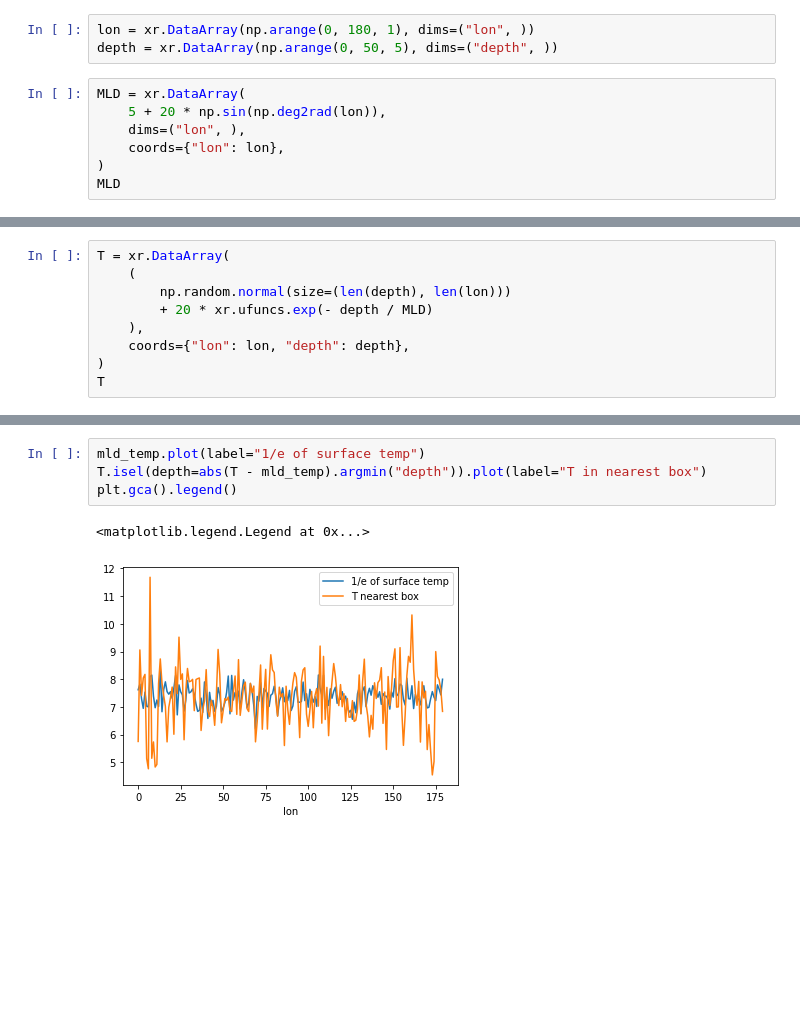
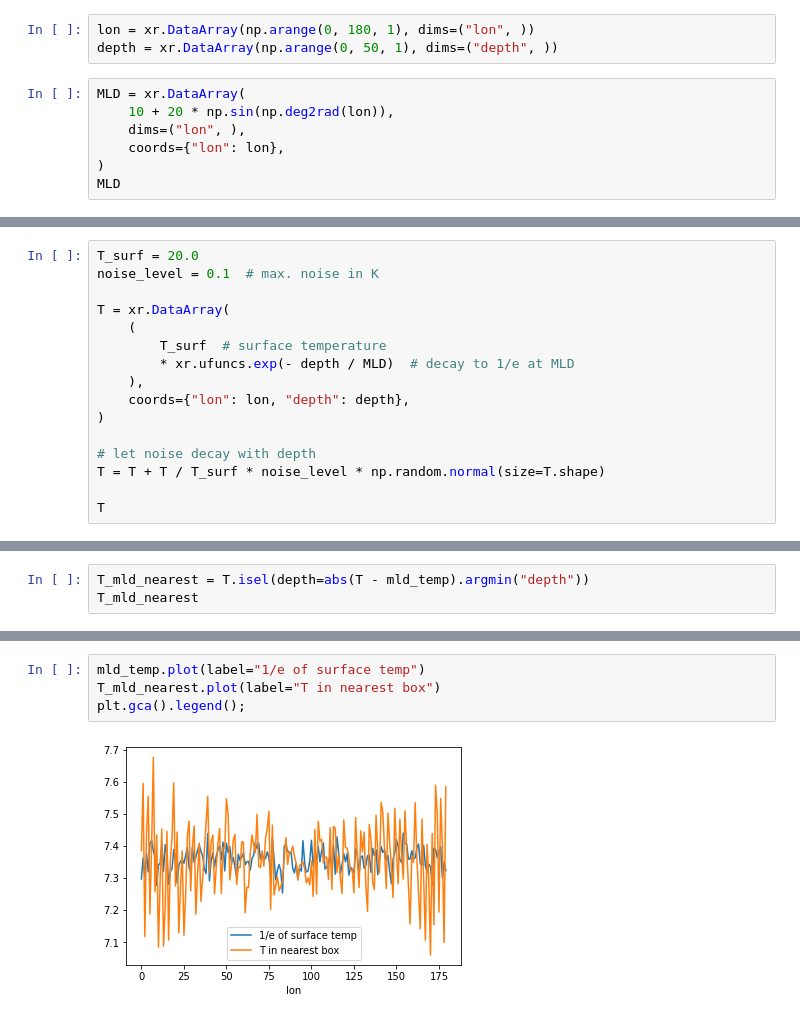
Before and after one commit to willirath/geomar-open-hacky-hour-2021-04, a Jupyter notebook: 2021-11-11/xarray_depth_of_T_at_given_value.ipynb, the cells around one changed output, grey strips where cells are left out. Cells and saved outputs as stored; diff of their text form; blank space fills up the shorter version.

```diff
--- a/2021-11-11/xarray_depth_of_T_at_given_value.ipynb
+++ b/2021-11-11/xarray_depth_of_T_at_given_value.ipynb
@@ -4,9 +10,9 @@ import numpy as np
 # %%
 lon = xr.DataArray(np.arange(0, 180, 1), dims=("lon", ))
-depth = xr.DataArray(np.arange(0, 50, 5), dims=("depth", ))
+depth = xr.DataArray(np.arange(0, 50, 1), dims=("depth", ))
 # %%
 MLD = xr.DataArray(
-    5 + 20 * np.sin(np.deg2rad(lon)),
+    10 + 20 * np.sin(np.deg2rad(lon)),
     dims=("lon", ),
     coords={"lon": lon},
 )
@@ -37,10 +43,17 @@ MLD.plot()
 # %%
+T_surf = 20.0
+noise_level = 0.1  # max. noise in K
+
 T = xr.DataArray(
     (
-        np.random.normal(size=(len(depth), len(lon)))
-        + 20 * xr.ufuncs.exp(- depth / MLD)
+        T_surf  # surface temperature
+        * xr.ufuncs.exp(- depth / MLD)  # decay to 1/e at MLD
     ),
     coords={"lon": lon, "depth": depth},
 )
+
+# let noise decay with depth
+T = T + T / T_surf * noise_level * np.random.normal(size=T.shape)
+
 T
 # %% [output]
@@ -91,0 +120,3 @@ from matplotlib import pyplot as plt
+# %%
+T_mld_nearest = T.isel(depth=abs(T - mld_temp).argmin("depth"))
+T_mld_nearest
@@ -92,7 +141,6 @@ from matplotlib import pyplot as plt
 # %%
 mld_temp.plot(label="1/e of surface temp")
-T.isel(depth=abs(T - mld_temp).argmin("depth")).plot(label="T in nearest box")
-plt.gca().legend()
+T_mld_nearest.plot(label="T in nearest box")
+plt.gca().legend();
 # %% [output]
-<matplotlib.legend.Legend at 0x...>
-[figure, old version]
+[figure, new version]
```
Also changed, not shown: parts of 24 cells of this notebook.
